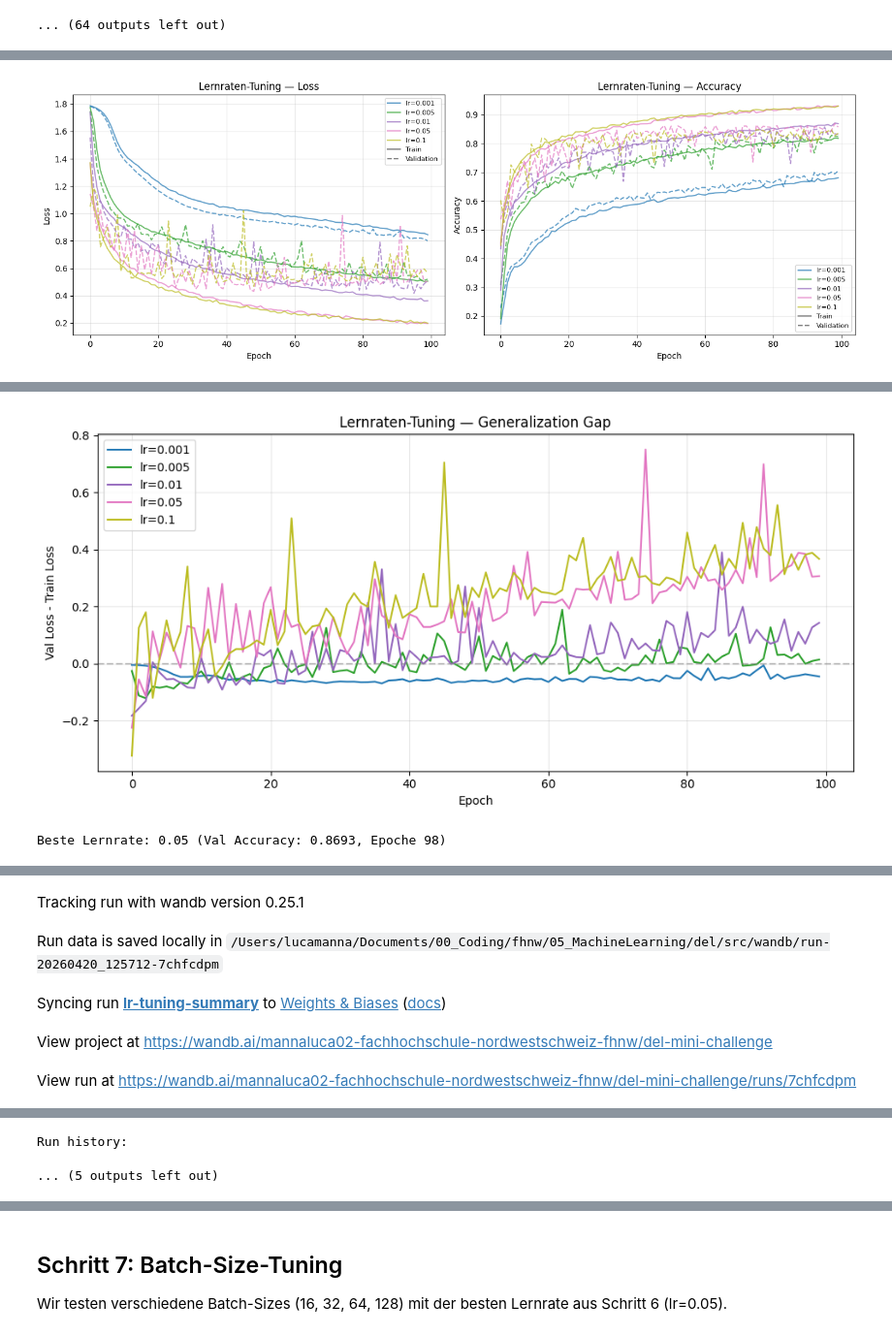
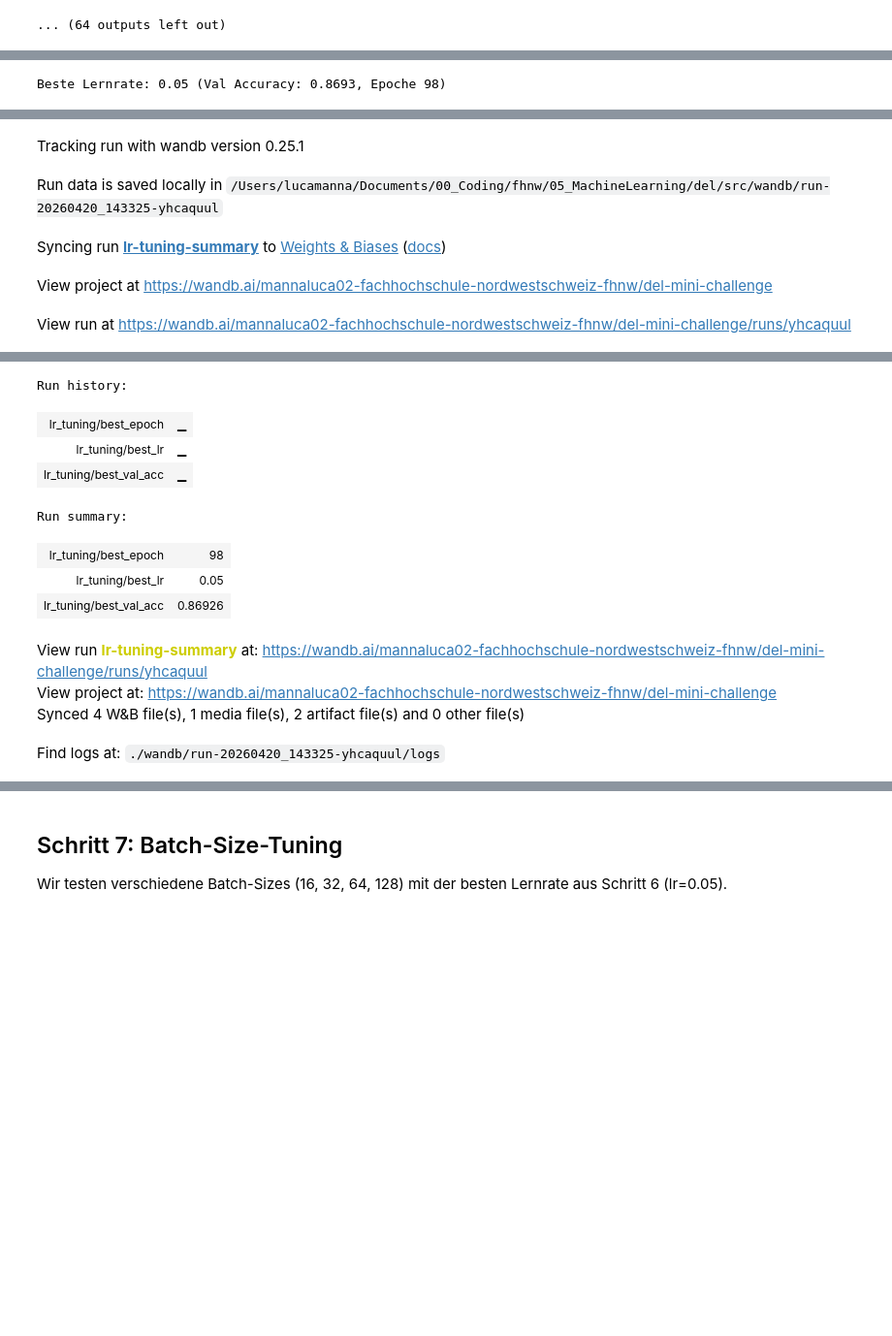
Before and after one commit to mannaluca02/del, a Jupyter notebook: src/00_first_model.ipynb, the cells around one changed output, grey strips where cells are left out. Shown at 97% size. Drawn from its saved outputs; the diff is of its cells as text; code cells hidden in the pictures; blank space fills up the shorter version.

```diff
--- a/src/00_first_model.ipynb
+++ b/src/00_first_model.ipynb
@@ -1330,14 +1327,5 @@ Alle Plots werden zu einem W&B-Summary-Run geloggt.
 # %%
-# 1. Train + Val Vergleich (solid=Train, gestrichelt=Validation)
-fig_comp = plot_hp_comparison(lr_histories, hp_name="lr", hp_label="Lernraten")
-
-# 2. Beste Validation Accuracy pro LR
-fig_bar = plot_hp_best_accuracy(lr_histories, hp_name="lr", hp_label="Lernraten")
-
-# 3. Generalization Gap Vergleich
-fig_gap = plot_hp_gap_comparison(lr_histories, hp_name="lr", hp_label="Lernraten")
-
-# Beste LR ermitteln
+# Beste Lernrate ermitteln
 best_lr = max(lr_histories.keys(), key=lambda lr: max(lr_histories[lr]["val_acc"]))
 best_val_acc = max(lr_histories[best_lr]["val_acc"])
 best_lr_epoch = int(np.argmax(lr_histories[best_lr]["val_acc"]))
@@ -1345,7 +1333,7 @@ print(
     f"\nBeste Lernrate: {best_lr} (Val Accuracy: {best_val_acc:.4f}, Epoche {best_lr_epoch})"
 )
 
-# W&B Summary-Run fuer LR-Tuning
+# W&B Summary-Run: interaktives Bar-Chart via wandb.plot.bar
 run = wandb.init(
     project="del-mini-challenge",
     name="lr-tuning-summary",
@@ -1355,19 +1343,25 @@ run = wandb.init(
     },
     reinit=True,
 )
+
+best_acc_table = wandb.Table(
+    columns=["lr", "best_val_acc"],
+    data=[
+        [str(lr), float(max(lr_histories[lr]["val_acc"]))] for lr in lr_histories.keys()
+    ],
+)
 wandb.log(
     {
-        "lr_tuning/comparison": wandb.Image(fig_comp),
-        "lr_tuning/best_accuracy": wandb.Image(fig_bar),
-        "lr_tuning/generalization_gap": wandb.Image(fig_gap),
+        "lr_tuning/best_accuracy": wandb.plot.bar(
+            best_acc_table,
+            "lr",
+            "best_val_acc",
+            title="Lernraten-Tuning — Best Validation Accuracy",
+        ),
         "lr_tuning/best_lr": best_lr,
         "lr_tuning/best_val_acc": best_val_acc,
         "lr_tuning/best_epoch": best_lr_epoch,
     }
 )
-plt.close(fig_comp)
-plt.close(fig_bar)
-plt.close(fig_gap)
 wandb.finish()
 # %% [output]
-[figure, removed]
@@ -1375,12 +1368,21 @@ wandb.finish()
-[figure, removed]
 Beste Lernrate: 0.05 (Val Accuracy: 0.8693, Epoche 98)
 [interactive output not drawn]
 Tracking run with wandb version 0.25.1
-Run data is saved locally in /Users/lucamanna/Documents/00_Coding/fhnw/05_MachineLearning/del/src/wandb/run-20260420_125712-7chfcdpm
+Run data is saved locally in /Users/lucamanna/Documents/00_Coding/fhnw/05_MachineLearning/del/src/wandb/run-20260420_143325-yhcaquul
 Syncing run lr-tuning-summary to Weights & Biases (docs)
 View project at https://wandb.ai/mannaluca02-fachhochschule-nordwestschweiz-fhnw/del-mini-challenge
-View run at https://wandb.ai/mannaluca02-fachhochschule-nordwestschweiz-fhnw/del-mini-challenge/runs/7chfcdpm
+View run at https://wandb.ai/mannaluca02-fachhochschule-nordwestschweiz-fhnw/del-mini-challenge/runs/yhcaquul
 [interactive output not drawn]
 Run history:
+| lr_tuning/best_epoch | ▁ |
+| lr_tuning/best_lr | ▁ |
+| lr_tuning/best_val_acc | ▁ |
-... (5 outputs left out)
+Run summary:
+| lr_tuning/best_epoch | 98 |
+| lr_tuning/best_lr | 0.05 |
+| lr_tuning/best_val_acc | 0.86926 |
+View run lr-tuning-summary at: https://wandb.ai/mannaluca02-fachhochschule-nordwestschweiz-fhnw/del-mini-challenge/runs/yhcaquul
+View project at: https://wandb.ai/mannaluca02-fachhochschule-nordwestschweiz-fhnw/del-mini-challenge
+Synced 4 W&B file(s), 1 media file(s), 2 artifact file(s) and 0 other file(s)
+Find logs at: ./wandb/run-20260420_143325-yhcaquul/logs
 # %% [markdown]
```
Also changed, not shown: parts of 11 cells of this notebook, 3 other files.
